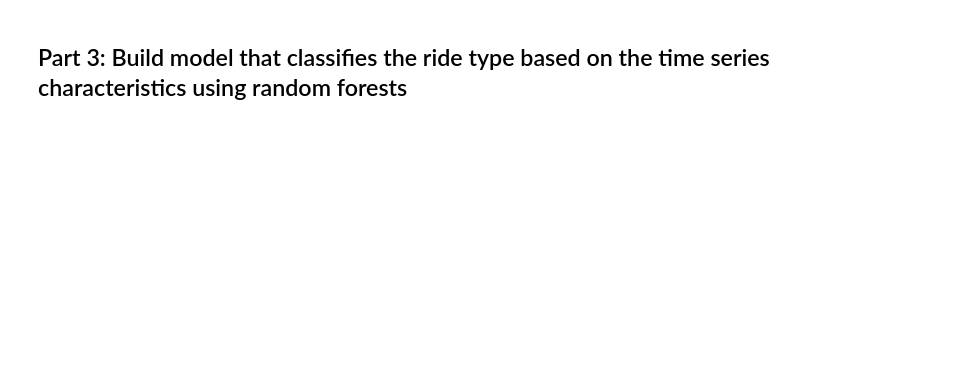
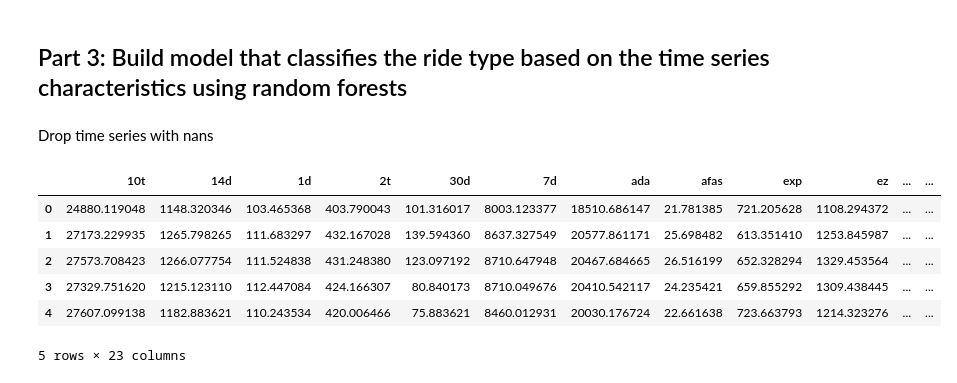
Before and after one commit to katievoo/PUI2018_kv871, a Jupyter notebook: HW11_kv871/Assignment1_kv871.ipynb, the cells around one changed output. Saved outputs shown, nothing was run; the diff lists cells and outputs as text; code cells hidden in the pictures; blank space fills up the shorter version.

```diff
--- a/HW11_kv871/Assignment1_kv871.ipynb
+++ b/HW11_kv871/Assignment1_kv871.ipynb
@@ -228,2 +255,14 @@ dtype: float64
 # %% [markdown]
 ## Part 3: Build model that classifies the ride type based on the time series characteristics using random forests
+# %% [markdown]
+Drop time series with nans
+# %%
+card_df.head()
+# %% [output]
+|  | 10t | 14d | 1d | 2t | 30d | 7d | ada | afas | exp | ez | ... | ... |
+| 0 | 24880.119048 | 1148.320346 | 103.465368 | 403.790043 | 101.316017 | 8003.123377 | 18510.686147 | 21.781385 | 721.205628 | 1108.294372 | ... | ... |
+| 1 | 27173.229935 | 1265.798265 | 111.683297 | 432.167028 | 139.594360 | 8637.327549 | 20577.861171 | 25.698482 | 613.351410 | 1253.845987 | ... | ... |
+| 2 | 27573.708423 | 1266.077754 | 111.524838 | 431.248380 | 123.097192 | 8710.647948 | 20467.684665 | 26.516199 | 652.328294 | 1329.453564 | ... | ... |
+| 3 | 27329.751620 | 1215.123110 | 112.447084 | 424.166307 | 80.840173 | 8710.049676 | 20410.542117 | 24.235421 | 659.855292 | 1309.438445 | ... | ... |
+| 4 | 27607.099138 | 1182.883621 | 110.243534 | 420.006466 | 75.883621 | 8460.012931 | 20030.176724 | 22.661638 | 723.663793 | 1214.323276 | ... | ... |
+5 rows × 23 columns
```
Also changed, not shown: parts of 2 cells of this notebook.
